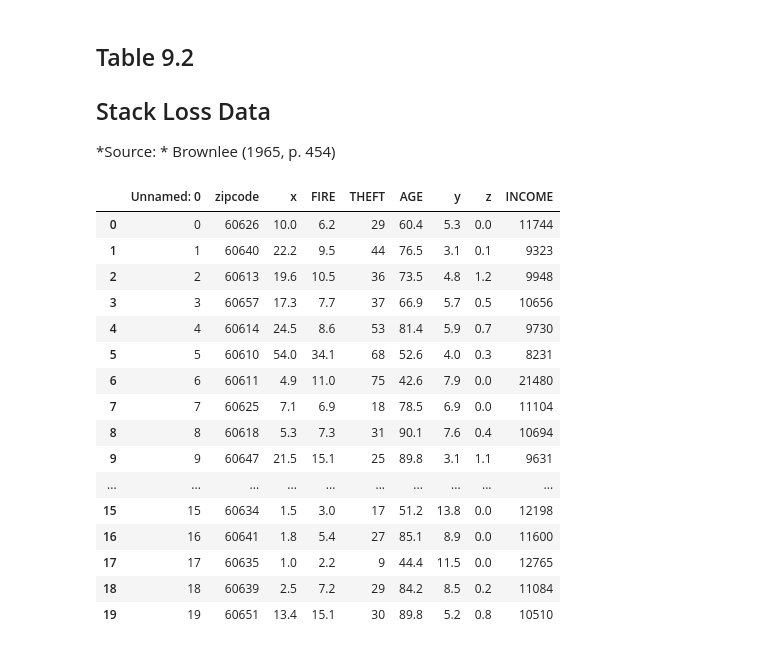
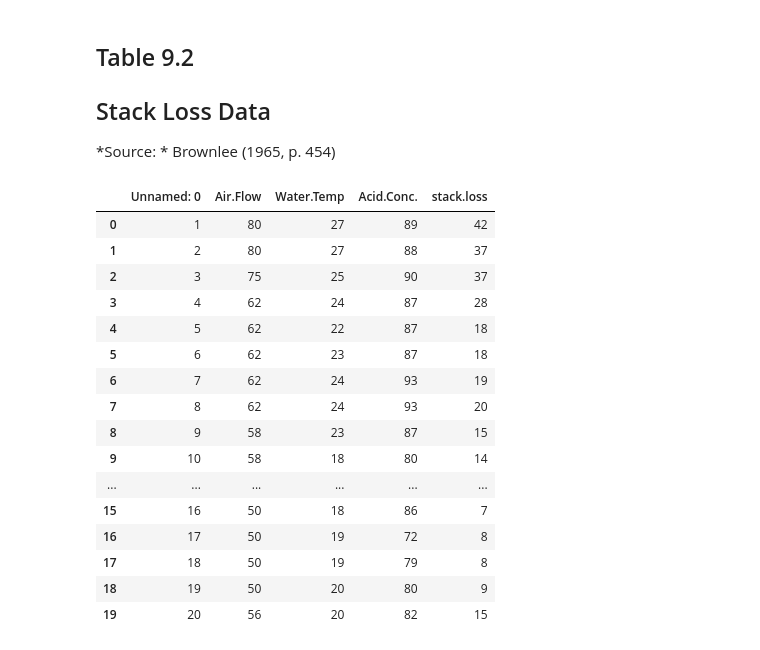
Before and after one commit to DustinAlandzes/alternative-methods-of-regression-with-python, a Jupyter notebook: loading_data.ipynb, the cells around one changed output. Cells and saved outputs as stored; diff of their text form; code cells hidden in the pictures.

```diff
--- a/loading_data.ipynb
+++ b/loading_data.ipynb
@@ -286,22 +286,22 @@ haldport_df.head(14)
 *Source: * Brownlee (1965, p. 454)
 # %%
 stackloss_df = pd.read_csv("https://raw.githubusercontent.com/vincentarelbundock/Rdatasets/master/csv/datasets/stackloss.csv")
-df.head(20)
+stackloss_df.head(20)
 # %% [output]
-|  | Unnamed: 0 | zipcode | x | FIRE | THEFT | AGE | y | z | INCOME |
-| 0 | 0 | 60626 | 10.0 | 6.2 | 29 | 60.4 | 5.3 | 0.0 | 11744 |
-| 1 | 1 | 60640 | 22.2 | 9.5 | 44 | 76.5 | 3.1 | 0.1 | 9323 |
-| 2 | 2 | 60613 | 19.6 | 10.5 | 36 | 73.5 | 4.8 | 1.2 | 9948 |
-| 3 | 3 | 60657 | 17.3 | 7.7 | 37 | 66.9 | 5.7 | 0.5 | 10656 |
-| 4 | 4 | 60614 | 24.5 | 8.6 | 53 | 81.4 | 5.9 | 0.7 | 9730 |
-| 5 | 5 | 60610 | 54.0 | 34.1 | 68 | 52.6 | 4.0 | 0.3 | 8231 |
-| 6 | 6 | 60611 | 4.9 | 11.0 | 75 | 42.6 | 7.9 | 0.0 | 21480 |
-| 7 | 7 | 60625 | 7.1 | 6.9 | 18 | 78.5 | 6.9 | 0.0 | 11104 |
-| 8 | 8 | 60618 | 5.3 | 7.3 | 31 | 90.1 | 7.6 | 0.4 | 10694 |
-| 9 | 9 | 60647 | 21.5 | 15.1 | 25 | 89.8 | 3.1 | 1.1 | 9631 |
-| ... | ... | ... | ... | ... | ... | ... | ... | ... | ... |
-| 15 | 15 | 60634 | 1.5 | 3.0 | 17 | 51.2 | 13.8 | 0.0 | 12198 |
-| 16 | 16 | 60641 | 1.8 | 5.4 | 27 | 85.1 | 8.9 | 0.0 | 11600 |
-| 17 | 17 | 60635 | 1.0 | 2.2 | 9 | 44.4 | 11.5 | 0.0 | 12765 |
-| 18 | 18 | 60639 | 2.5 | 7.2 | 29 | 84.2 | 8.5 | 0.2 | 11084 |
-| 19 | 19 | 60651 | 13.4 | 15.1 | 30 | 89.8 | 5.2 | 0.8 | 10510 |
+|  | Unnamed: 0 | Air.Flow | Water.Temp | Acid.Conc. | stack.loss |
+| 0 | 1 | 80 | 27 | 89 | 42 |
+| 1 | 2 | 80 | 27 | 88 | 37 |
+| 2 | 3 | 75 | 25 | 90 | 37 |
+| 3 | 4 | 62 | 24 | 87 | 28 |
+| 4 | 5 | 62 | 22 | 87 | 18 |
+| 5 | 6 | 62 | 23 | 87 | 18 |
+| 6 | 7 | 62 | 24 | 93 | 19 |
+| 7 | 8 | 62 | 24 | 93 | 20 |
+| 8 | 9 | 58 | 23 | 87 | 15 |
+| 9 | 10 | 58 | 18 | 80 | 14 |
+| ... | ... | ... | ... | ... | ... |
+| 15 | 16 | 50 | 18 | 86 | 7 |
+| 16 | 17 | 50 | 19 | 72 | 8 |
+| 17 | 18 | 50 | 19 | 79 | 8 |
+| 18 | 19 | 50 | 20 | 80 | 9 |
+| 19 | 20 | 56 | 20 | 82 | 15 |
```
Also changed, not shown: parts of 1 cell of this notebook.
